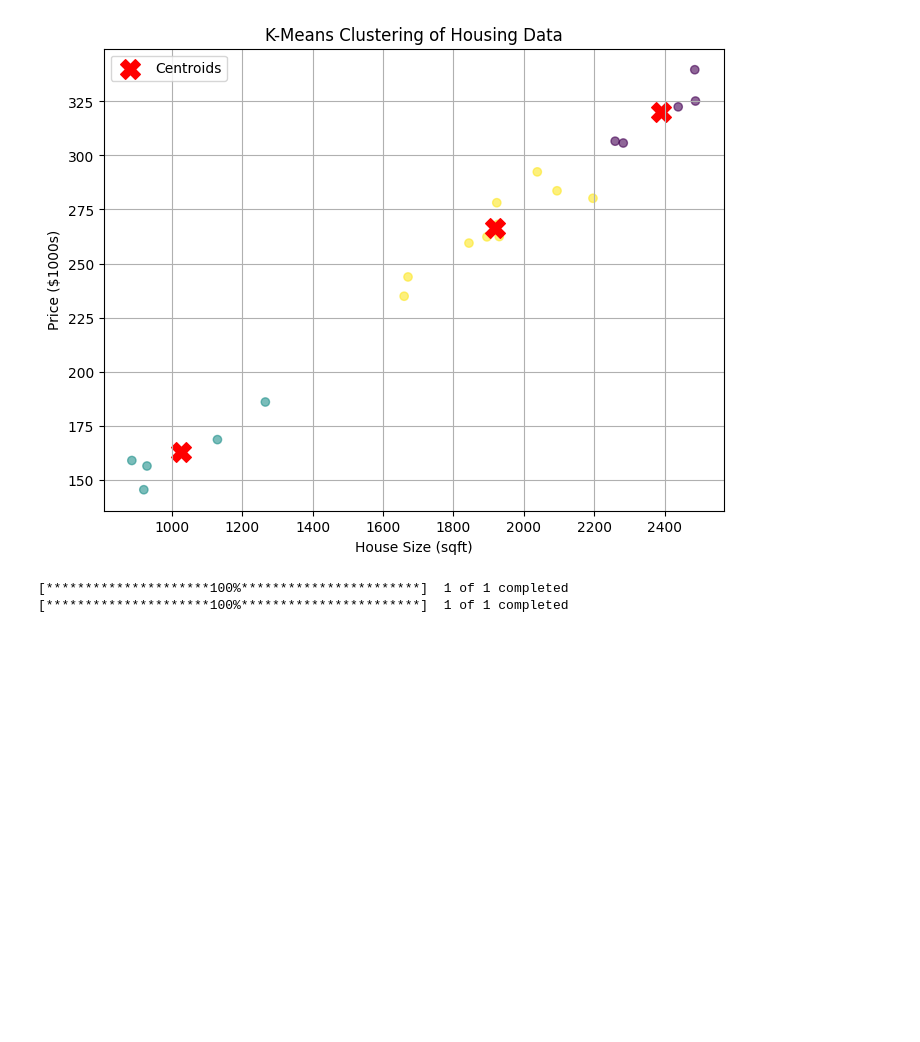
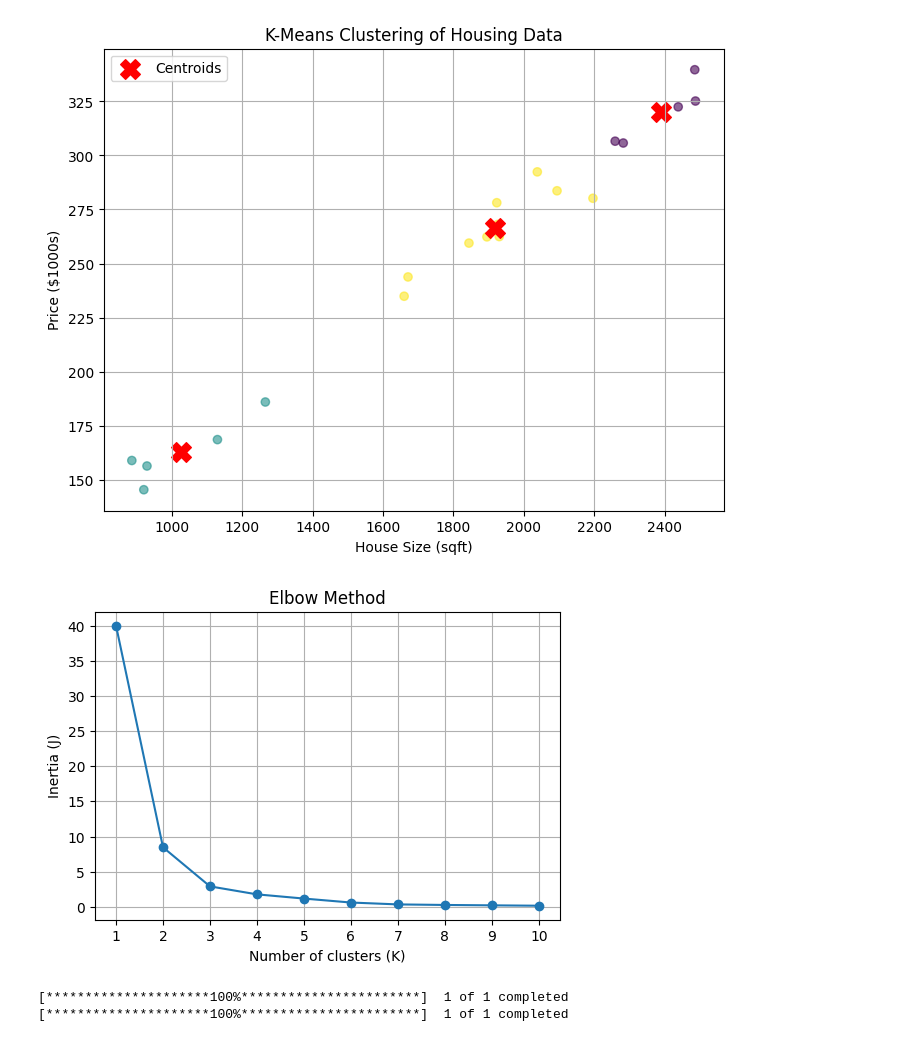
Before and after one commit to tongnet/fin7047_2026spr, a Jupyter notebook: lec4_ul.ipynb, the cells around one changed output. Saved outputs shown, nothing was run; the diff lists cells and outputs as text; code cells hidden in the pictures; blank space fills up the shorter version.

```diff
--- a/lec4_ul.ipynb
+++ b/lec4_ul.ipynb
@@ -202,6 +188,42 @@ plt.grid(True)
 plt.show()
 # %% [output]
 [figure]
+# %%
+import pandas as pd
+import matplotlib.pyplot as plt
+from sklearn.cluster import KMeans
+from sklearn.preprocessing import StandardScaler
+
+# Load data
+df = pd.read_excel("house_prices.xlsx")
+
+# Use numeric variables
+X = df.select_dtypes(include=["int64", "float64"]).dropna()
+
+# Standardize
+scaler = StandardScaler()
+X_scaled = scaler.fit_transform(X)
+
+# Elbow method
+inertias = []
+K_range = range(1, 11)
+
+for k in K_range:
+    kmeans = KMeans(n_clusters=k, random_state=42, n_init=10)
+    kmeans.fit(X_scaled)
+    inertias.append(kmeans.inertia_)
+
+# Plot
+plt.figure(figsize=(6,4))
+plt.plot(K_range, inertias, marker='o')
+plt.xlabel("Number of clusters (K)")
+plt.ylabel("Inertia (J)")
+plt.title("Elbow Method")
+plt.xticks(K_range)
+plt.grid(True)
+plt.show()
+# %% [output]
+[figure, added]
 # %%
 import pandas as pd
 import yfinance as yf
```
Also changed, not shown: parts of 1 cell of this notebook.
